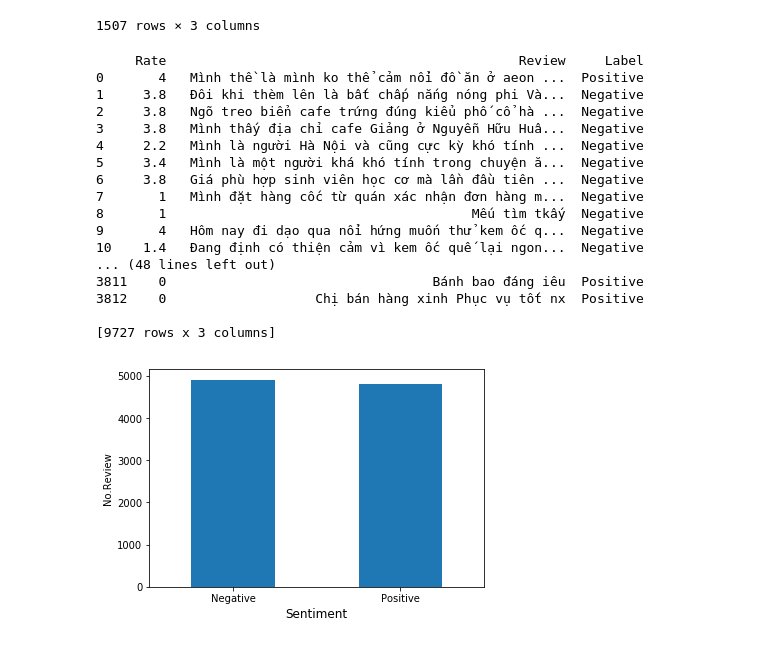
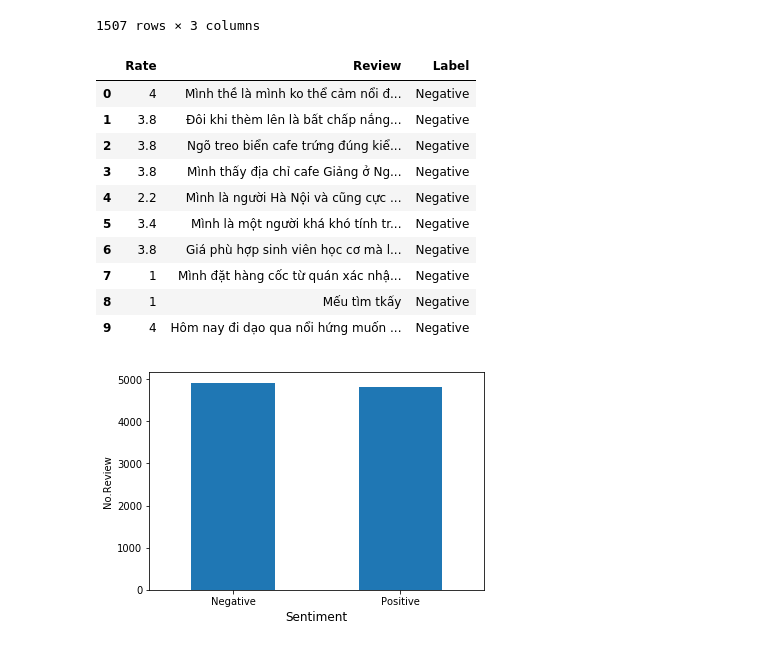
Before and after one commit to legiaquy/Foody, a Jupyter notebook: foody.ipynb, the cells around one changed output. Drawn from its saved outputs; the diff is of its cells as text; code cells hidden in the pictures.

```diff
--- a/foody.ipynb
+++ b/foody.ipynb
@@ -42,37 +42,32 @@ neutral
 # %%
 def label(df):
     for i in range(np.shape(df)[0]):
-        if df.iloc[i,2] is -1 or df.iloc[i,2] is 0:
+        if df.iloc[i,2] is 1:
+            df.iloc[i,2] = 'Positive'
+        else :
             df.iloc[i,2] = 'Negative'
-        else :
-            df.iloc[i,2] = 'Positive'
     return df
 
 negative = label(negative)
 positive = label(positive)
 neutral = label(neutral)
 rate0 = label(rate0)
 df = pd.concat([negative,positive,neutral,rate0])
 df.reset_index(drop=True)
-print(df)
+
+df.head(10)
 # %% [output]
-     Rate                                             Review     Label
-0       4   Mình thề là mình ko thể cảm nổi đồ ăn ở aeon ...  Positive
-1     3.8   Đôi khi thèm lên là bất chấp nắng nóng phi Và...  Negative
-2     3.8   Ngõ treo biển cafe trứng đúng kiểu phố cổ hà ...  Negative
-3     3.8   Mình thấy địa chỉ cafe Giảng ở Nguyễn Hữu Huâ...  Negative
-4     2.2   Mình là người Hà Nội và cũng cực kỳ khó tính ...  Negative
-5     3.4   Mình là một người khá khó tính trong chuyện ă...  Negative
-6     3.8   Giá phù hợp sinh viên học cơ mà lần đầu tiên ...  Negative
-7       1   Mình đặt hàng cốc từ quán xác nhận đơn hàng m...  Negative
-8       1                                       Mếu tìm tkấy  Negative
-9       4   Hôm nay đi dạo qua nổi hứng muốn thử kem ốc q...  Negative
-10    1.4   Đang định có thiện cảm vì kem ốc quế lại ngon...  Negative
-... (48 lines left out)
-3811    0                                  Bánh bao đáng iêu  Positive
-3812    0                   Chị bán hàng xinh Phục vụ tốt nx  Positive
-
-[9727 rows x 3 columns]
+|  | Rate | Review | Label |
+| 0 | 4 | Mình thề là mình ko thể cảm nổi đ... | Negative |
+| 1 | 3.8 | Đôi khi thèm lên là bất chấp nắng... | Negative |
+| 2 | 3.8 | Ngõ treo biển cafe trứng đúng kiể... | Negative |
+| 3 | 3.8 | Mình thấy địa chỉ cafe Giảng ở Ng... | Negative |
+| 4 | 2.2 | Mình là người Hà Nội và cũng cực ... | Negative |
+| 5 | 3.4 | Mình là một người khá khó tính tr... | Negative |
+| 6 | 3.8 | Giá phù hợp sinh viên học cơ mà l... | Negative |
+| 7 | 1 | Mình đặt hàng cốc từ quán xác nhậ... | Negative |
+| 8 | 1 | Mếu tìm tkấy | Negative |
+| 9 | 4 | Hôm nay đi dạo qua nổi hứng muốn ... | Negative |
 # %%
 # Data distribution
 distribution = df.groupby('Label').Review.count()
```
Also changed, not shown: parts of 4 cells of this notebook.
